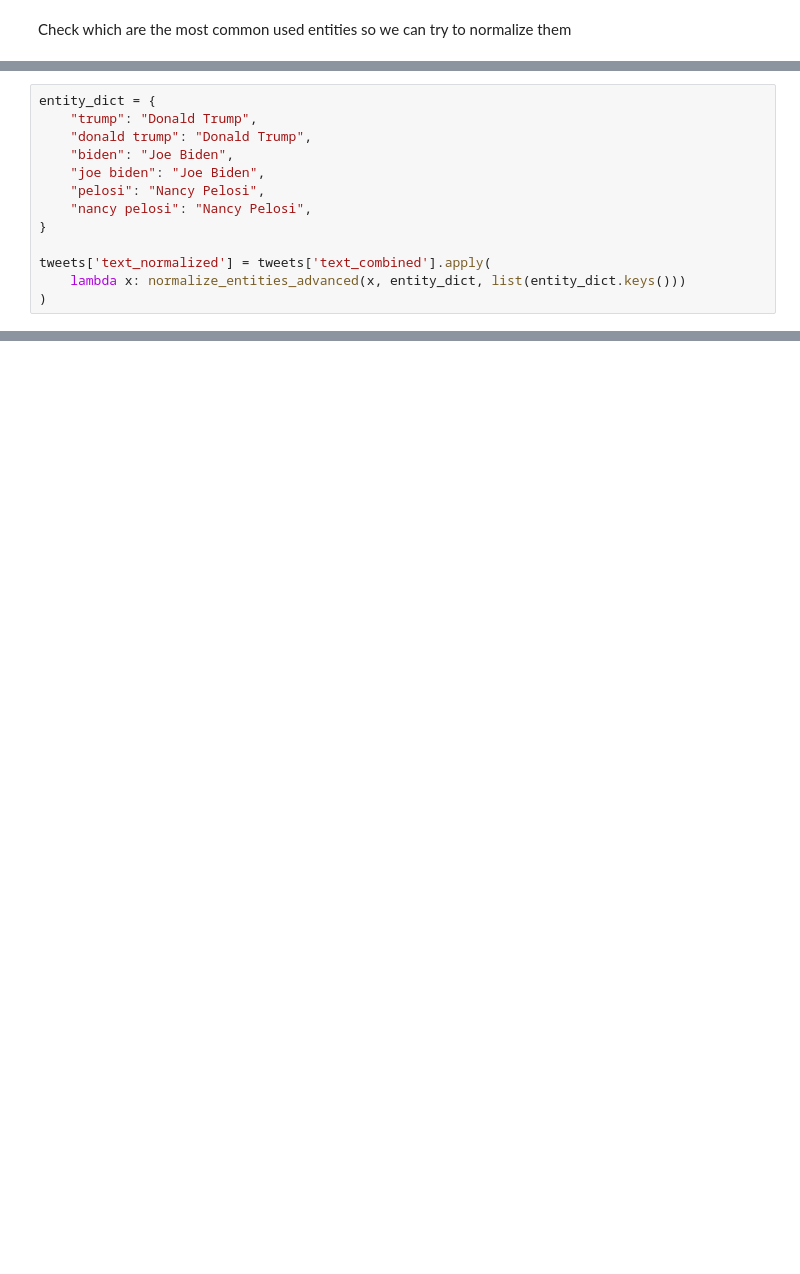
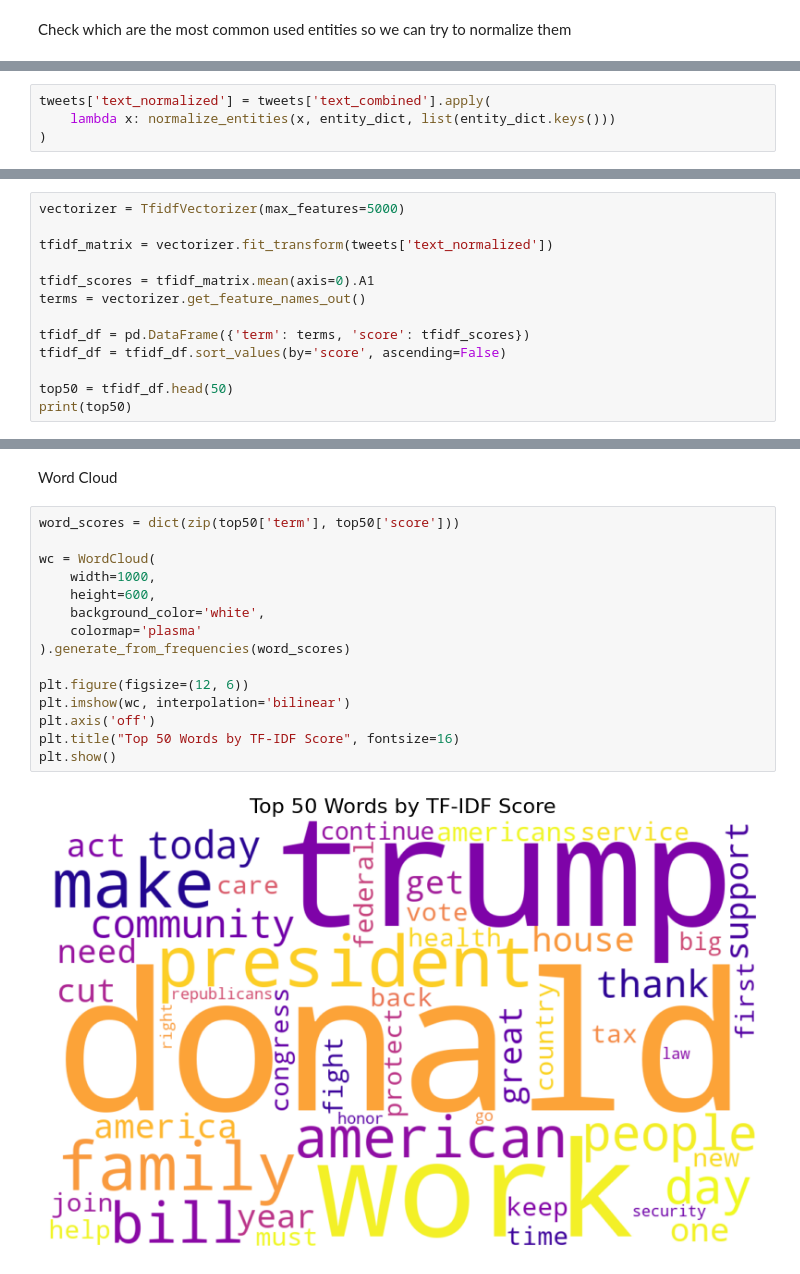
Before and after one commit to ossclaudia/Detecting-Topic-Merges-and-Splits-in-Dynamic-Political-Conversations, a Jupyter notebook: Code/Processing.ipynb, the cells around one changed output, grey strips where cells are left out. Saved outputs shown, nothing was run; the diff lists cells and outputs as text; blank space fills up the shorter version.

Commit message:
data cleaning

```diff
--- a/Code/Processing.ipynb
+++ b/Code/Processing.ipynb
@@ -55,13 +295,4 @@ RUN THE PACKAGES BEFORE THIS ONE
 # %%
-entity_dict = {
-    "trump": "Donald Trump",
-    "donald trump": "Donald Trump",
-    "biden": "Joe Biden",
-    "joe biden": "Joe Biden",
-    "pelosi": "Nancy Pelosi",
-    "nancy pelosi": "Nancy Pelosi",
-}
-
 tweets['text_normalized'] = tweets['text_combined'].apply(
-    lambda x: normalize_entities_advanced(x, entity_dict, list(entity_dict.keys()))
+    lambda x: normalize_entities(x, entity_dict, list(entity_dict.keys()))
 )
@@ -67,0 +319,13 @@ tweets['text_normalized'] = tweets['text_combined'].apply(
+# %%
+vectorizer = TfidfVectorizer(max_features=5000)
+
+tfidf_matrix = vectorizer.fit_transform(tweets['text_normalized'])
+
+tfidf_scores = tfidf_matrix.mean(axis=0).A1
+terms = vectorizer.get_feature_names_out()
+
+tfidf_df = pd.DataFrame({'term': terms, 'score': tfidf_scores})
+tfidf_df = tfidf_df.sort_values(by='score', ascending=False)
+
+top50 = tfidf_df.head(50)
+print(top50)
@@ -67,0 +350,19 @@ tweets['text_normalized'] = tweets['text_combined'].apply(
+# %% [markdown]
+Word Cloud
+# %%
+word_scores = dict(zip(top50['term'], top50['score']))
+
+wc = WordCloud(
+    width=1000,
+    height=600,
+    background_color='white',
+    colormap='plasma'
+).generate_from_frequencies(word_scores)
+
+plt.figure(figsize=(12, 6))
+plt.imshow(wc, interpolation='bilinear')
+plt.axis('off')
+plt.title("Top 50 Words by TF-IDF Score", fontsize=16)
+plt.show()
+# %% [output]
+[figure, added]
```
Also changed, not shown: parts of 19 cells of this notebook, 3 other files.
